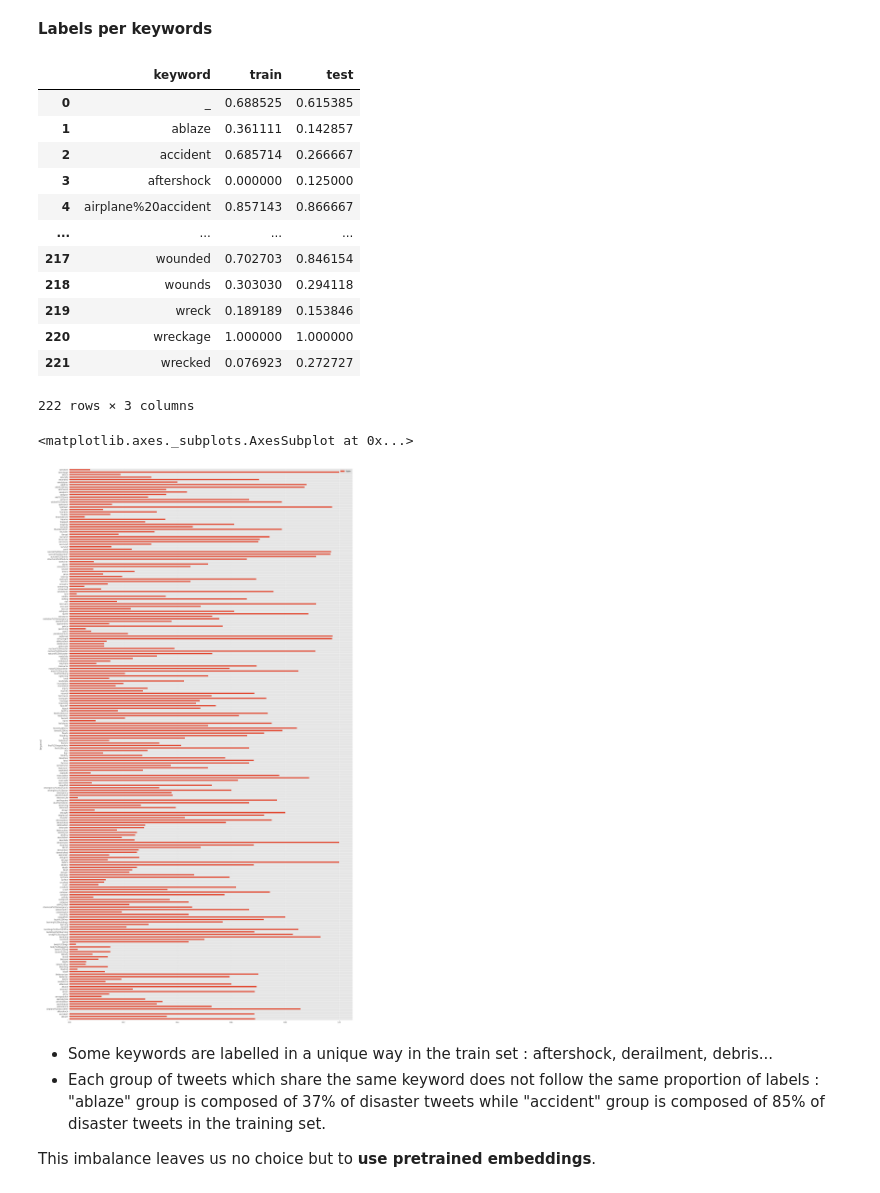
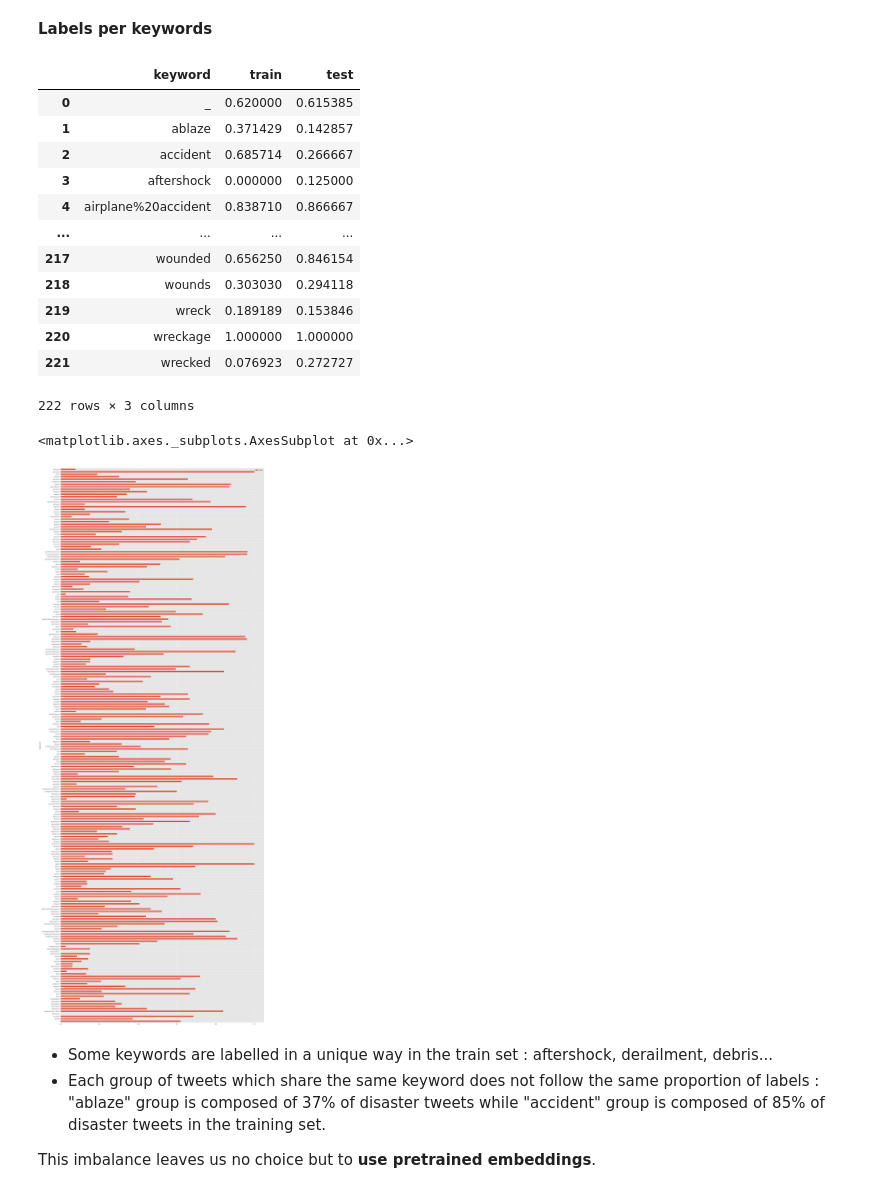
Before and after one commit to vesran/NLP-with-Disaster-Tweets, a Jupyter notebook: EDA.ipynb, the cells around one changed output. Drawn from its saved outputs; the diff is of its cells as text; code cells hidden in the pictures.

Commit message:
cleaning tweets & viz utils

```diff
--- a/EDA.ipynb
+++ b/EDA.ipynb
@@ -19,6 +15,5 @@ Reading twitter - 1grams ...
 # %%
-df = pd.read_csv("../data/entire_corpus.csv")
-df['text'] = df['text'].apply(clean)
+df = pd.read_csv("./data/clean_entire_corpus.csv")
 df['keyword'] = df['keyword'].fillna('_')
 df.head()
 # %% [output]
@@ -42,7 +37,7 @@ ax.set_xticks([0, 1])
 # %% [markdown]
 ## Tweets length
 # %%
-df['length'] = df['text'].apply(lambda r: len(r.split(' ')))
+df['length'] = df['clean_text'].apply(lambda r: len(r.split(' ')))
 # %%
 fig, ax = plt.subplots(figsize=(25, 10))
 sns.distplot(df[df['target'] == 0]['length'], label='0')
@@ -194,24 +225,24 @@ grouped_df['test'] = grouped_df_test.values
 grouped_df
 # %% [output]
 |  | keyword | train | test |
-| 0 | _ | 0.688525 | 0.615385 |
-| 1 | ablaze | 0.361111 | 0.142857 |
+| 0 | _ | 0.620000 | 0.615385 |
+| 1 | ablaze | 0.371429 | 0.142857 |
 | 2 | accident | 0.685714 | 0.266667 |
 | 3 | aftershock | 0.000000 | 0.125000 |
-| 4 | airplane%20accident | 0.857143 | 0.866667 |
+| 4 | airplane%20accident | 0.838710 | 0.866667 |
 | ... | ... | ... | ... |
-| 217 | wounded | 0.702703 | 0.846154 |
+| 217 | wounded | 0.656250 | 0.846154 |
 | 218 | wounds | 0.303030 | 0.294118 |
 | 219 | wreck | 0.189189 | 0.153846 |
 | 220 | wreckage | 1.000000 | 1.000000 |
 | 221 | wrecked | 0.076923 | 0.272727 |
 222 rows × 3 columns
 # %%
-fig, ax = plt.subplots(figsize=(25, 50))
+fig, ax = plt.subplots(figsize=(25, 70))
 grouped_df.plot.barh(x='keyword', y='train', ax=ax)
 # %% [output]
 <matplotlib.axes._subplots.AxesSubplot at 0x...>
-[figure, old version]
+[figure, new version]
 # %% [markdown]
 * Some keywords are labelled in a unique way in the train set : aftershock, derailment, debris...
 * Each group of tweets which share the same keyword does not follow the same proportion of labels : "ablaze" group is composed of 37% of disaster tweets while "accident" group is composed of 85% of disaster tweets in the training set.
```
Also changed, not shown: parts of 17 cells of this notebook, 4 other files.
